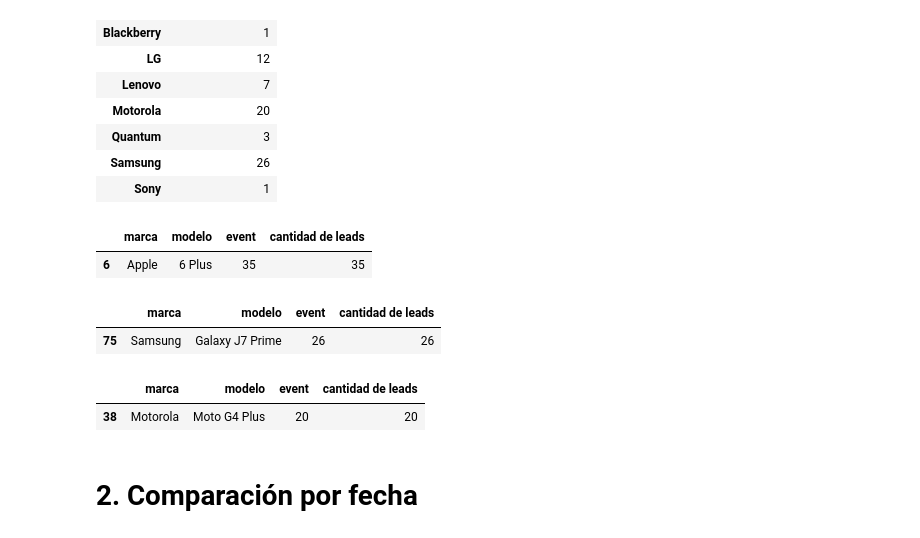
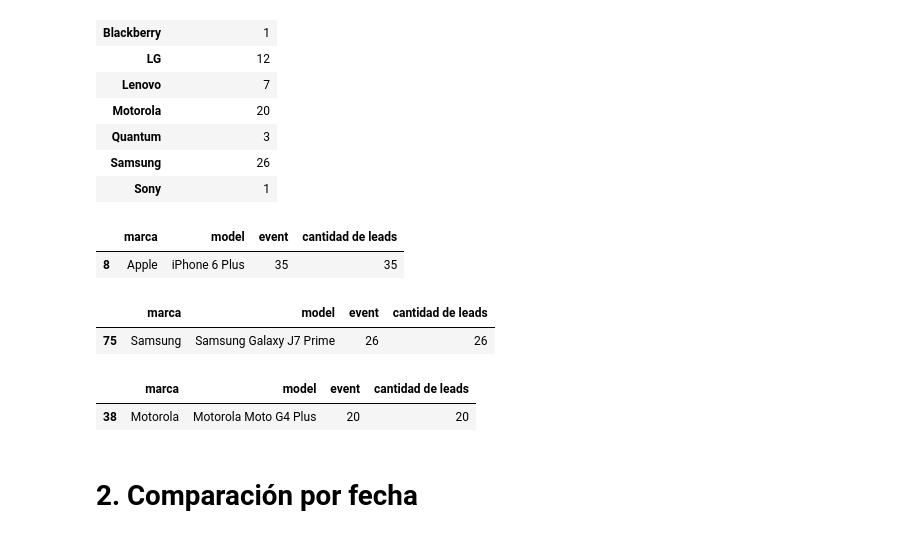
Before and after one commit to EugeniaFranchi/TP-Datos, a Jupyter notebook: TpDatos.ipynb, the cells around one changed output. Drawn from its saved outputs; the diff is of its cells as text; code cells hidden in the pictures.

```diff
--- a/TpDatos.ipynb
+++ b/TpDatos.ipynb
@@ -127,7 +127,7 @@ Text(0.5,0,'Modelo')
 # %%
 #Registros para aviso de stock por marca y modelo
 leads=dataframe.groupby('event')
-leads=leads.get_group('lead').groupby(['marca','modelo'])['event'].count().to_frame()
+leads=leads.get_group('lead').groupby(['marca','model'])['event'].count().to_frame()
 
 leads['cantidad de leads']=leads['event']
 leads['cantidad de leads'].to_frame()
@@ -169,22 +169,24 @@ max_leads
 | Sony | 1 |
 # %%
 #Modelo Apple con mas leads
+leads
+leads = leads.reset_index()
 leads.loc[(leads['marca']=='Apple')&(leads['cantidad de leads']==35),:]
 # %% [output]
-|  | marca | modelo | event | cantidad de leads |
-| 6 | Apple | 6 Plus | 35 | 35 |
+|  | marca | model | event | cantidad de leads |
+| 8 | Apple | iPhone 6 Plus | 35 | 35 |
 # %%
 #Modelo Samsung con mas leads
 leads.loc[(leads['marca']=='Samsung')&(leads['cantidad de leads']==26),:]
 # %% [output]
-|  | marca | modelo | event | cantidad de leads |
-| 75 | Samsung | Galaxy J7 Prime | 26 | 26 |
+|  | marca | model | event | cantidad de leads |
+| 75 | Samsung | Samsung Galaxy J7 Prime | 26 | 26 |
 # %%
 #Modelo Motorola con mas leads
 leads.loc[(leads['marca']=='Motorola')&(leads['cantidad de leads']==20),:]
 # %% [output]
-|  | marca | modelo | event | cantidad de leads |
-| 38 | Motorola | Moto G4 Plus | 20 | 20 |
+|  | marca | model | event | cantidad de leads |
+| 38 | Motorola | Motorola Moto G4 Plus | 20 | 20 |
 # %% [markdown]
 # 2. Comparación por fecha
 # %%
```
Also changed, not shown: parts of 11 cells of this notebook.
